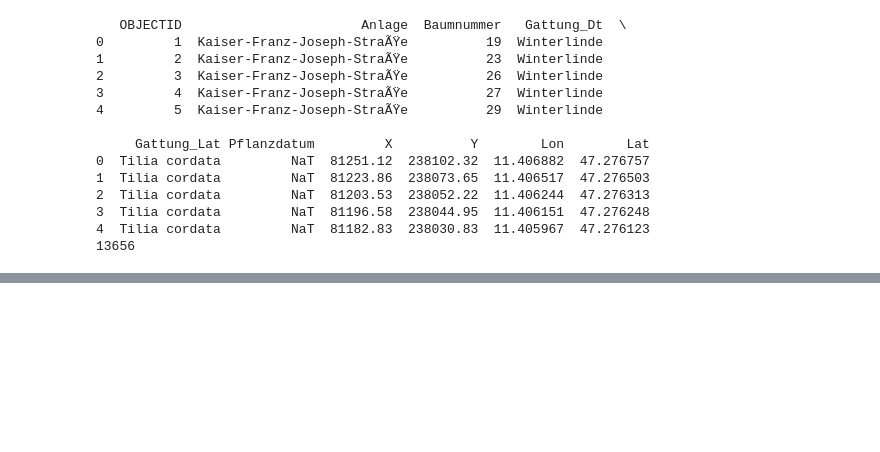
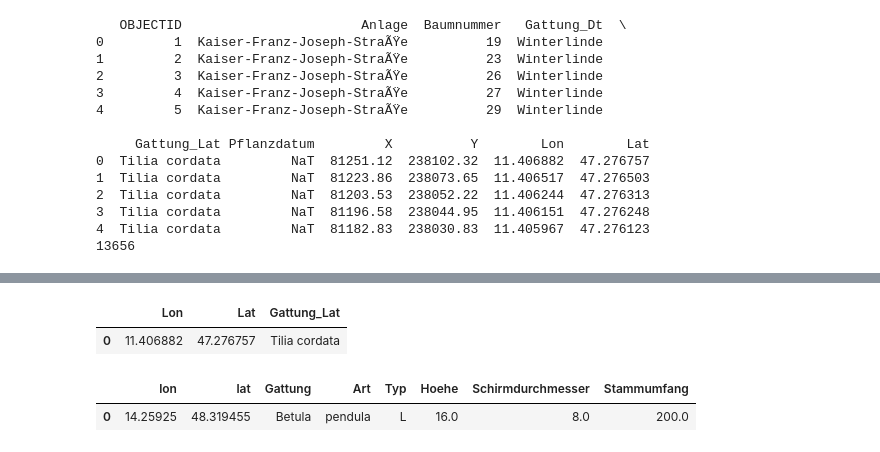
Before and after one commit to nikmaster/wu_dslab_infrared-city, a Jupyter notebook: project/notebook_scraping_more_baumkataters.ipynb, the cells around one changed output, grey strips where cells are left out. Saved outputs shown, nothing was run; the diff lists cells and outputs as text; code cells hidden in the pictures; blank space fills up the shorter version.

```diff
--- a/project/notebook_scraping_more_baumkataters.ipynb
+++ b/project/notebook_scraping_more_baumkataters.ipynb
@@ -80,0 +94,5 @@ print(len(innsbruck))
+# %%
+#Columns: Gattung, Art, Sorte, Höhe (Meter), Schirmdurchmesser (Meter), Stammumfang (Zentimeter), Typ (L=Laubbaum, N=Nadelbaum), XPos, YPos (Landeskoordinatensystem für Zentral-Österreich), lon, lat (GPS-Koordinaten EPSG:4326 WGS84)
+linz = pd.read_csv("/home/jovyan/ideas-dslab-group1-shared/raw data/baumkataster data/linz_baumkataster.csv", sep=';')
+print(linz.head())
+print(len(linz))
@@ -80,0 +145,13 @@ print(len(innsbruck))
+# %%
+innsbruck = innsbruck[["Lon","Lat", "Gattung_Lat"]] #bezirk is not that useful, labeled data, i will drop it too
+innsbruck.head(1)
+# %% [output]
+|  | Lon | Lat | Gattung_Lat |
+| 0 | 11.406882 | 47.276757 | Tilia cordata |
+# %%
+linz = linz[["lon","lat","Gattung", "Art", "Typ", "Hoehe" , "Schirmdurchmesser","Stammumfang"]] #bezirk is not that useful, labeled data, i will drop it too
+# Faeche is likely an ID, whcih we will not need for our analysis
+linz.head(1)
+# %% [output]
+|  | lon | lat | Gattung | Art | Typ | Hoehe | Schirmdurchmesser | Stammumfang |
+| 0 | 14.25925 | 48.319455 | Betula | pendula | L | 16.0 | 8.0 | 200.0 |
```
Also changed, not shown: parts of 52 cells of this notebook, 2 other files.
